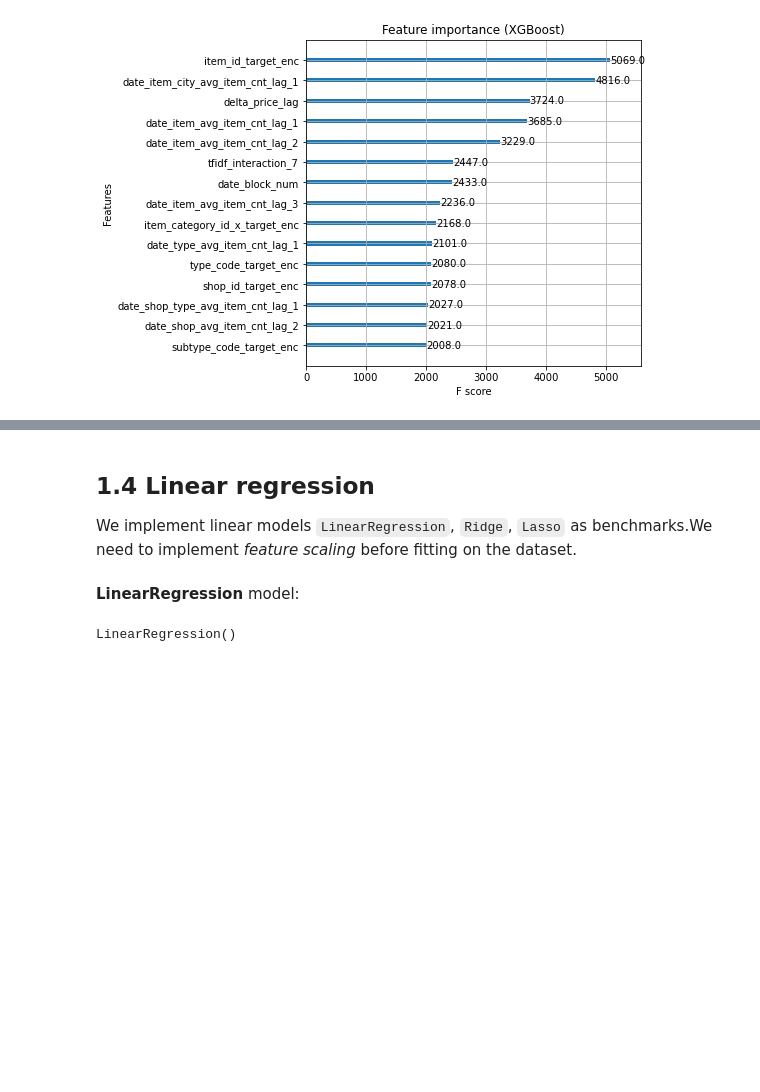
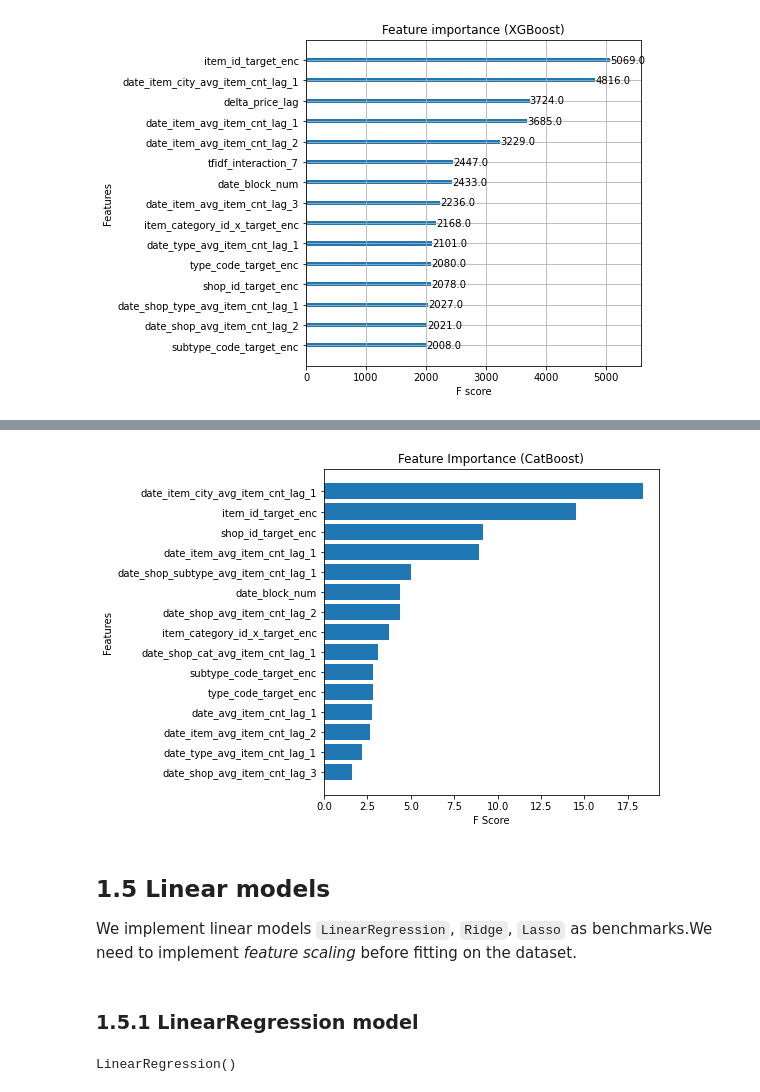
Before and after one commit to ycheng22/Predict_Future_Sales, a Jupyter notebook: Part 2 Model Training and Prediction.ipynb, the cells around one changed output, grey strips where cells are left out. Cells and saved outputs as stored; diff of their text form; code cells hidden in the pictures; blank space fills up the shorter version.

```diff
--- a/Part 2 Model Training and Prediction.ipynb
+++ b/Part 2 Model Training and Prediction.ipynb
@@ -222,6 +226,6 @@ model_xgb = xgb.XGBRegressor(max_depth=8, n_estimators=1000, min_child_weight=30
                             reg_alpha=0.2, reg_lambda=2.0, tree_method='gpu_hist')
 
 model_xgb.fit(X_train, Y_train, eval_metric='rmse', eval_set=[(X_valid, Y_valid)],
-             verbose=True, early_stopping_rounds=1000)  #start:10:29pm, end 1:23am
+             verbose=100, early_stopping_rounds=1000)  #start:10:29pm, end 1:23am
 # %% [output]
 [0]     validation_0-rmse:1.09784
@@ -269,0 +270,5 @@ plt.show()
+# %%
+model_cb = cb.CatBoostRegressor(task_type='GPU',iterations=1000, depth=8, learning_rate=0.1,
+                                l2_leaf_reg=9, eval_metric='RMSE')
+model_cb.fit(X_train, Y_train, eval_set=(X_valid, Y_valid),
+                 verbose_eval = 100, early_stopping_rounds = 1000, plot=True)
@@ -269,0 +292,7 @@ plt.show()
+# %%
+dict_feat_imp = {
+    'feat_name': X_train.columns.values,
+    'feat_imp': model_cb.feature_importances_
+}
+df_feat_imp = pd.DataFrame(dict_feat_imp).sort_values('feat_imp', ascending=False)
+df_feat_imp.head()
@@ -269,0 +306,13 @@ plt.show()
+# %%
+max_num_features=15
+fig, ax = plt.subplots(figsize=(6,6))
+
+plt.barh(df_feat_imp.iloc[:max_num_features,0],
+        df_feat_imp.iloc[:max_num_features,1])
+plt.gca().invert_yaxis()
+plt.title('Feature Importance (CatBoost)')
+plt.xlabel('F Score')
+plt.ylabel('Features')
+plt.show()
+# %% [output]
+[figure, added]
@@ -270,9 +326,9 @@ plt.show()
 # %% [markdown]
-## 1.4 Linear regression <a class="anchor" id="sec1_4"></a>
+## 1.5 Linear models <a class="anchor" id="sec1_5"></a>
 
 We implement linear models `LinearRegression`, `Ridge`, `Lasso` as benchmarks.We need to implement *feature scaling* before fitting on the dataset.
 # %% [markdown]
-**LinearRegression** model:
+### 1.5.1 LinearRegression model <a class="anchor" id="sec1_5_1"></a>
 # %%
 scaler = StandardScaler().fit(X_train)
 X_train_std = scaler.transform(X_train)
```
Also changed, not shown: parts of 10 cells of this notebook, 3 other files.
